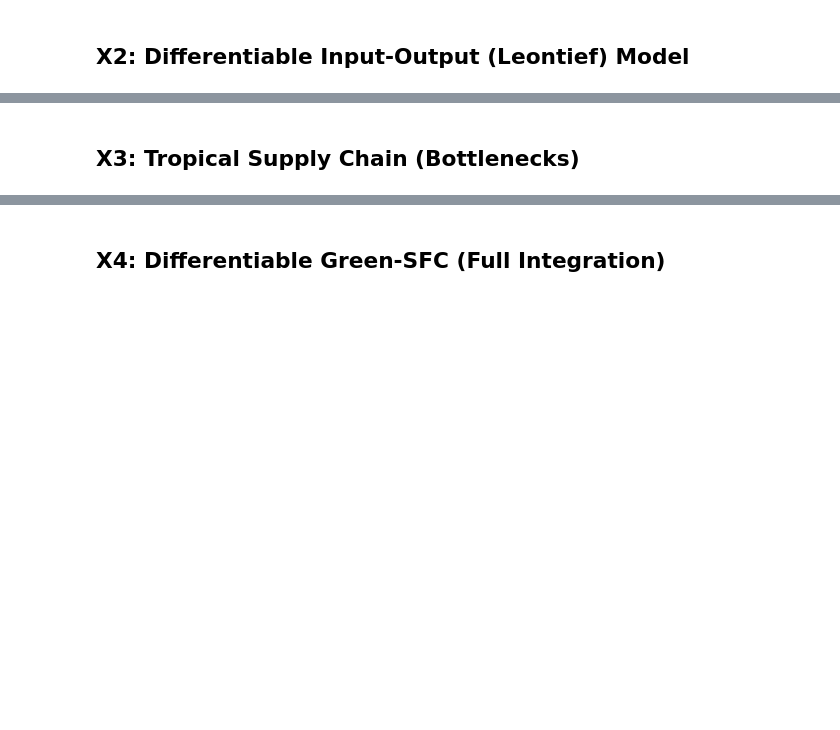
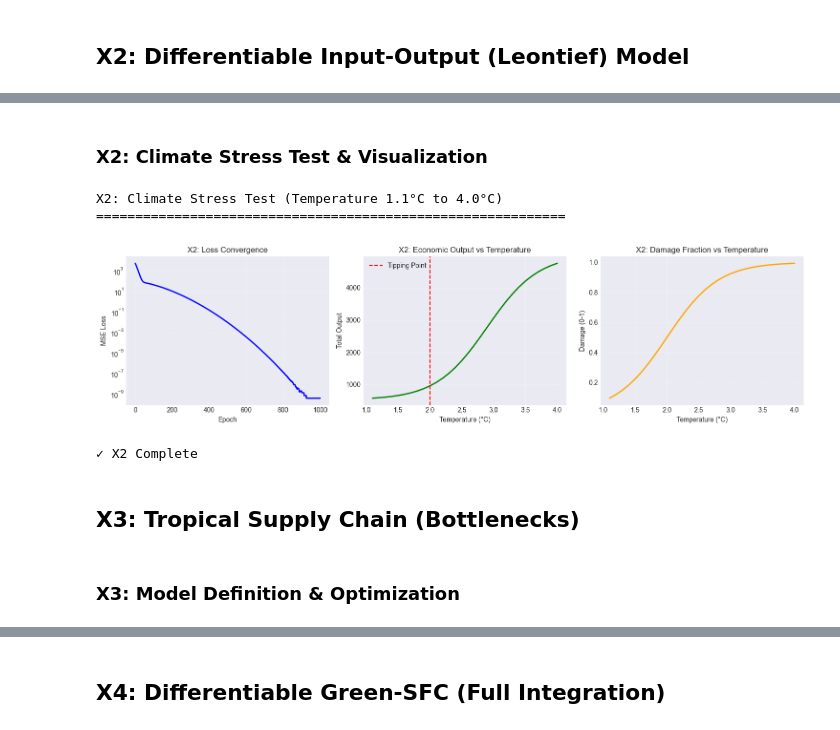
Before and after one commit to roguetrainer/Differentiable-SFC, a Jupyter notebook: experiments_notebook.ipynb, the cells around one changed output, grey strips where cells are left out. Cells and saved outputs as stored; diff of their text form; code cells hidden in the pictures; blank space fills up the shorter version.

```diff
--- a/experiments_notebook.ipynb
+++ b/experiments_notebook.ipynb
@@ -236,49 +149,14 @@ with torch.no_grad():
+# %% [markdown]
+### X2: Climate Stress Test & Visualization
 # %%
-### X2: Climate Stress Test & Visualization
-
-# X2: Climate Stress Testing
-print("\nX2: Climate Stress Test (Temperature 1.1°C to 4.0°C)")
-print("=" * 60)
-
-temp_range = torch.linspace(1.1, 4.0, 30)
-outputs_x2 = []
-damages_x2 = []
-
-with torch.no_grad():
-    for t in temp_range:
-        x = model_x2(observed_d, temperature=t)
-        d = model_x2.get_damage_fraction(t)
-        outputs_x2.append(x.sum().item())
-        damages_x2.append(d.item())
-
-# Visualization
-fig, axes = plt.subplots(1, 3, figsize=(15, 4))
-
-axes[0].plot(losses_x2, color='blue', linewidth=2)
-axes[0].set_title('X2: Loss Convergence')
-axes[0].set_ylabel('MSE Loss')
-axes[0].set_xlabel('Epoch')
-axes[0].grid(True, alpha=0.3)
-axes[0].set_yscale('log')
-
-axes[1].plot(temp_range.numpy(), outputs_x2, color='green', linewidth=2)
-axes[1].axvline(x=2.0, color='red', linestyle='--', label='Tipping Point')
-axes[1].set_title('X2: Economic Output vs Temperature')
-axes[1].set_ylabel('Total Output')
-axes[1].set_xlabel('Temperature (°C)')
-axes[1].legend()
-axes[1].grid(True, alpha=0.3)
-
-axes[2].plot(temp_range.numpy(), damages_x2, color='orange', linewidth=2)
-axes[2].set_title('X2: Damage Fraction vs Temperature')
-axes[2].set_ylabel('Damage (0-1)')
-axes[2].set_xlabel('Temperature (°C)')
-axes[2].grid(True, alpha=0.3)
-
-plt.tight_layout()
-plt.show()
-
-print("✓ X2 Complete")
+# X2: Climate Stress Testingprint("\nX2: Climate Stress Test (Temperature 1.1°C to 4.0°C)")print("=" * 60)temp_range = torch.linspace(1.1, 4.0, 30)outputs_x2 = []damages_x2 = []with torch.no_grad():    for t in temp_range:        x = model_x2(observed_d, temperature=t)        d = model_x2.get_damage_fraction(t)        outputs_x2.append(x.sum().item())        damages_x2.append(d.item())# Visualizationfig, axes = plt.subplots(1, 3, figsize=(15, 4))axes[0].plot(losses_x2, color='blue', linewidth=2)axes[0].set_title('X2: Loss Convergence')axes[0].set_ylabel('MSE Loss')axes[0].set_xlabel('Epoch')axes[0].grid(True, alpha=0.3)axes[0].set_yscale('log')axes[1].plot(temp_range.numpy(), outputs_x2, color='green', linewidth=2)axes[1].axvline(x=2.0, color='red', linestyle='--', label='Tipping Point')axes[1].set_title('X2: Economic Output vs Temperature')axes[1].set_ylabel('Total Output')axes[1].set_xlabel('Temperature (°C)')axes[1].legend()axes[1].grid(True, alpha=0.3)axes[2].plot(temp_range.numpy(), damages_x2, color='orange', linewidth=2)axes[2].set_title('X2: Damage Fraction vs Temperature')axes[2].set_ylabel('Damage (0-1)')axes[2].set_xlabel('Temperature (°C)')axes[2].grid(True, alpha=0.3)plt.tight_layout()plt.show()print("✓ X2 Complete")
+# %% [output]
+X2: Climate Stress Test (Temperature 1.1°C to 4.0°C)
+============================================================
+[figure, added]
+✓ X2 Complete
 # %% [markdown]
 ## X3: Tropical Supply Chain (Bottlenecks)
+# %% [markdown]
+### X3: Model Definition & Optimization
 # %%
```
Also changed, not shown: parts of 22 cells of this notebook.
